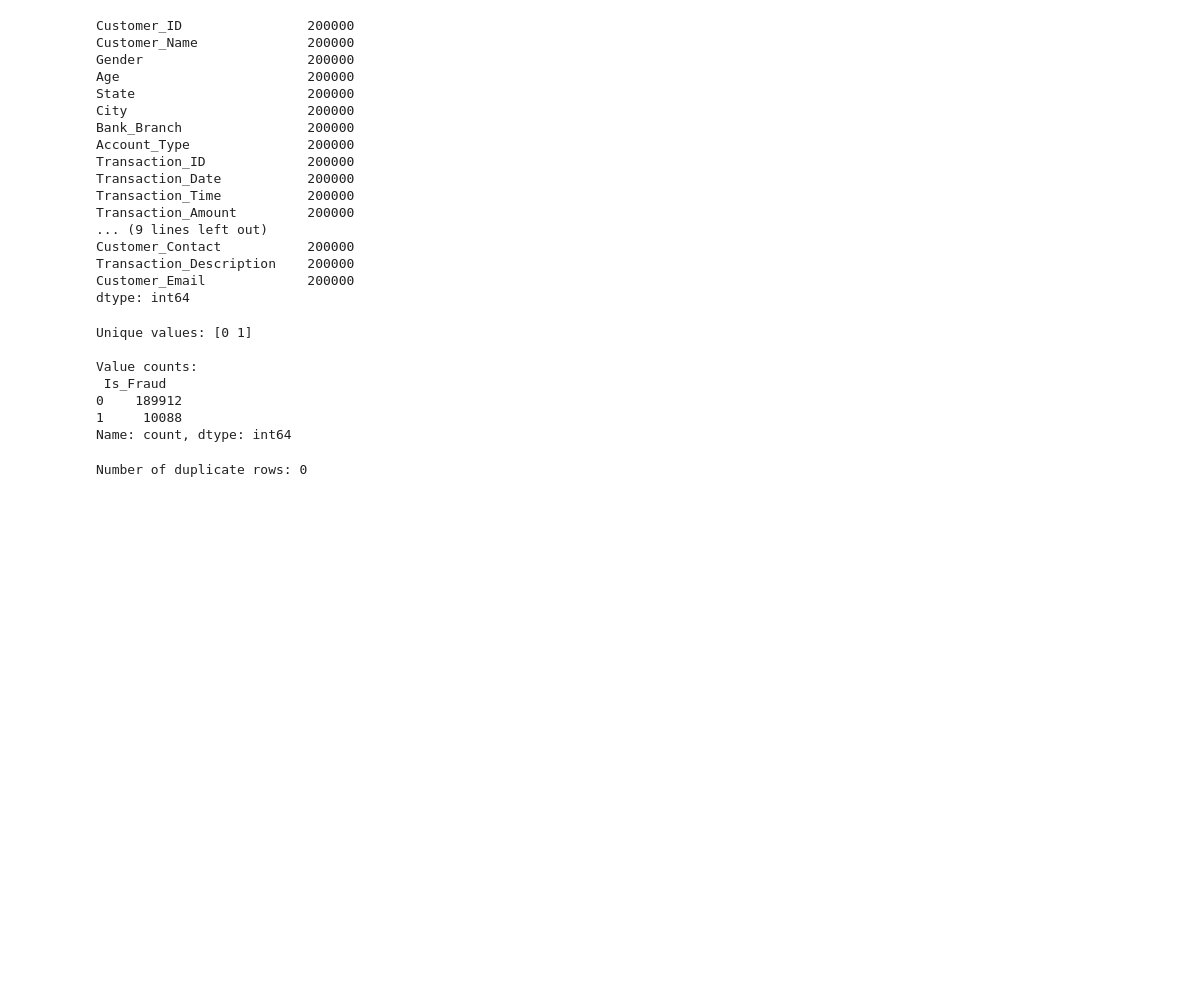
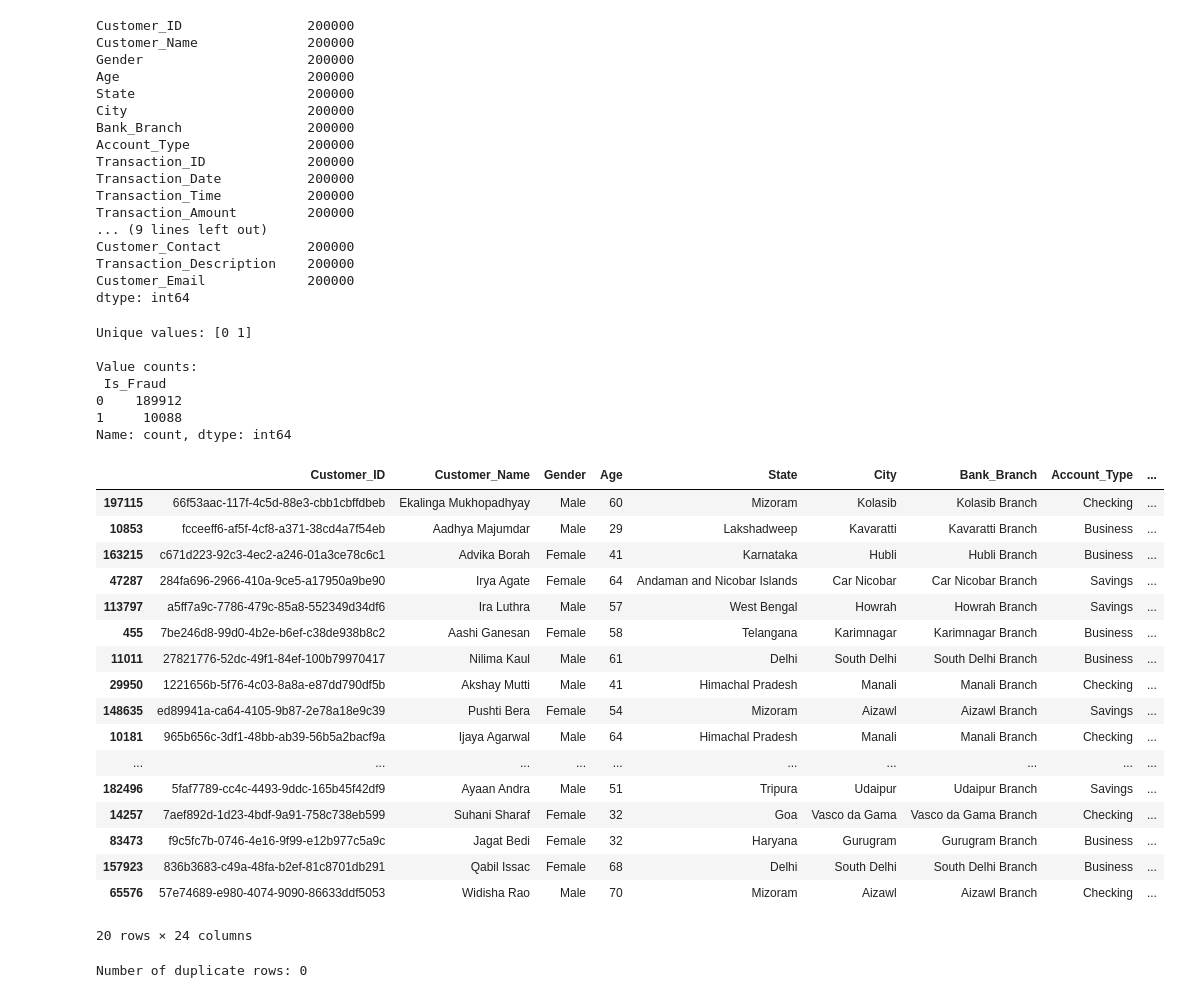
Before and after one commit to wareefAlyousef/Audit-Assistant, a Jupyter notebook: notebooks/AuditAssistantNotebook.ipynb, the cells around one changed output. Saved outputs shown, nothing was run; the diff lists cells and outputs as text; code cells hidden in the pictures; blank space fills up the shorter version.

```diff
--- a/AuditAssistantNotebook.ipynb
+++ b/notebooks/AuditAssistantNotebook.ipynb
@@ -73,6 +73,27 @@ Value counts:
 0    189912
 1     10088
 Name: count, dtype: int64
+# %%
+df[df['Is_Fraud'] == 1].sample(20, random_state=42)
+# %% [output]
+|  | Customer_ID | Customer_Name | Gender | Age | State | City | Bank_Branch | Account_Type | ... |
+| 197115 | 66f53aac-117f-4c5d-88e3-cbb1cbffdbeb | Ekalinga Mukhopadhyay | Male | 60 | Mizoram | Kolasib | Kolasib Branch | Checking | ... |
+| 10853 | fcceeff6-af5f-4cf8-a371-38cd4a7f54eb | Aadhya Majumdar | Male | 29 | Lakshadweep | Kavaratti | Kavaratti Branch | Business | ... |
+| 163215 | c671d223-92c3-4ec2-a246-01a3ce78c6c1 | Advika Borah | Female | 41 | Karnataka | Hubli | Hubli Branch | Business | ... |
+| 47287 | 284fa696-2966-410a-9ce5-a17950a9be90 | Irya Agate | Female | 64 | Andaman and Nicobar Islands | Car Nicobar | Car Nicobar Branch | Savings | ... |
+| 113797 | a5ff7a9c-7786-479c-85a8-552349d34df6 | Ira Luthra | Male | 57 | West Bengal | Howrah | Howrah Branch | Savings | ... |
+| 455 | 7be246d8-99d0-4b2e-b6ef-c38de938b8c2 | Aashi Ganesan | Female | 58 | Telangana | Karimnagar | Karimnagar Branch | Business | ... |
+| 11011 | 27821776-52dc-49f1-84ef-100b79970417 | Nilima Kaul | Male | 61 | Delhi | South Delhi | South Delhi Branch | Business | ... |
+| 29950 | 1221656b-5f76-4c03-8a8a-e87dd790df5b | Akshay Mutti | Male | 41 | Himachal Pradesh | Manali | Manali Branch | Checking | ... |
+| 148635 | ed89941a-ca64-4105-9b87-2e78a18e9c39 | Pushti Bera | Female | 54 | Mizoram | Aizawl | Aizawl Branch | Savings | ... |
+| 10181 | 965b656c-3df1-48bb-ab39-56b5a2bacf9a | Ijaya Agarwal | Male | 64 | Himachal Pradesh | Manali | Manali Branch | Checking | ... |
+| ... | ... | ... | ... | ... | ... | ... | ... | ... | ... |
+| 182496 | 5faf7789-cc4c-4493-9ddc-165b45f42df9 | Ayaan Andra | Male | 51 | Tripura | Udaipur | Udaipur Branch | Savings | ... |
+| 14257 | 7aef892d-1d23-4bdf-9a91-758c738eb599 | Suhani Sharaf | Female | 32 | Goa | Vasco da Gama | Vasco da Gama Branch | Checking | ... |
+| 83473 | f9c5fc7b-0746-4e16-9f99-e12b977c5a9c | Jagat Bedi | Female | 32 | Haryana | Gurugram | Gurugram Branch | Business | ... |
+| 157923 | 836b3683-c49a-48fa-b2ef-81c8701db291 | Qabil Issac | Female | 68 | Delhi | South Delhi | South Delhi Branch | Business | ... |
+| 65576 | 57e74689-e980-4074-9090-86633ddf5053 | Widisha Rao | Male | 70 | Mizoram | Aizawl | Aizawl Branch | Checking | ... |
+20 rows × 24 columns
 # %%
 duplicate_rows = df.duplicated()
 print("Number of duplicate rows:", duplicate_rows.sum())
```
Also changed, not shown: 23 other files.
